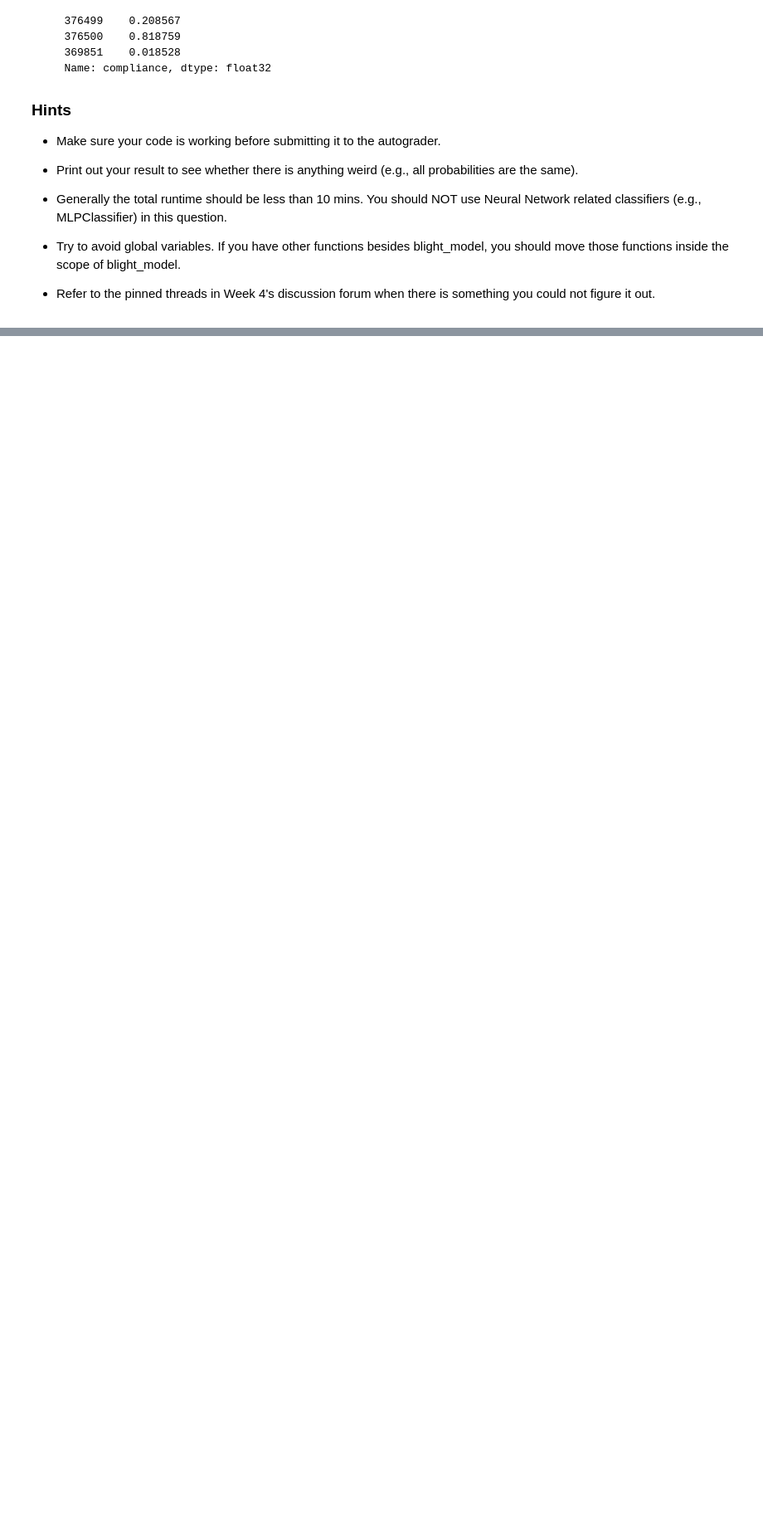
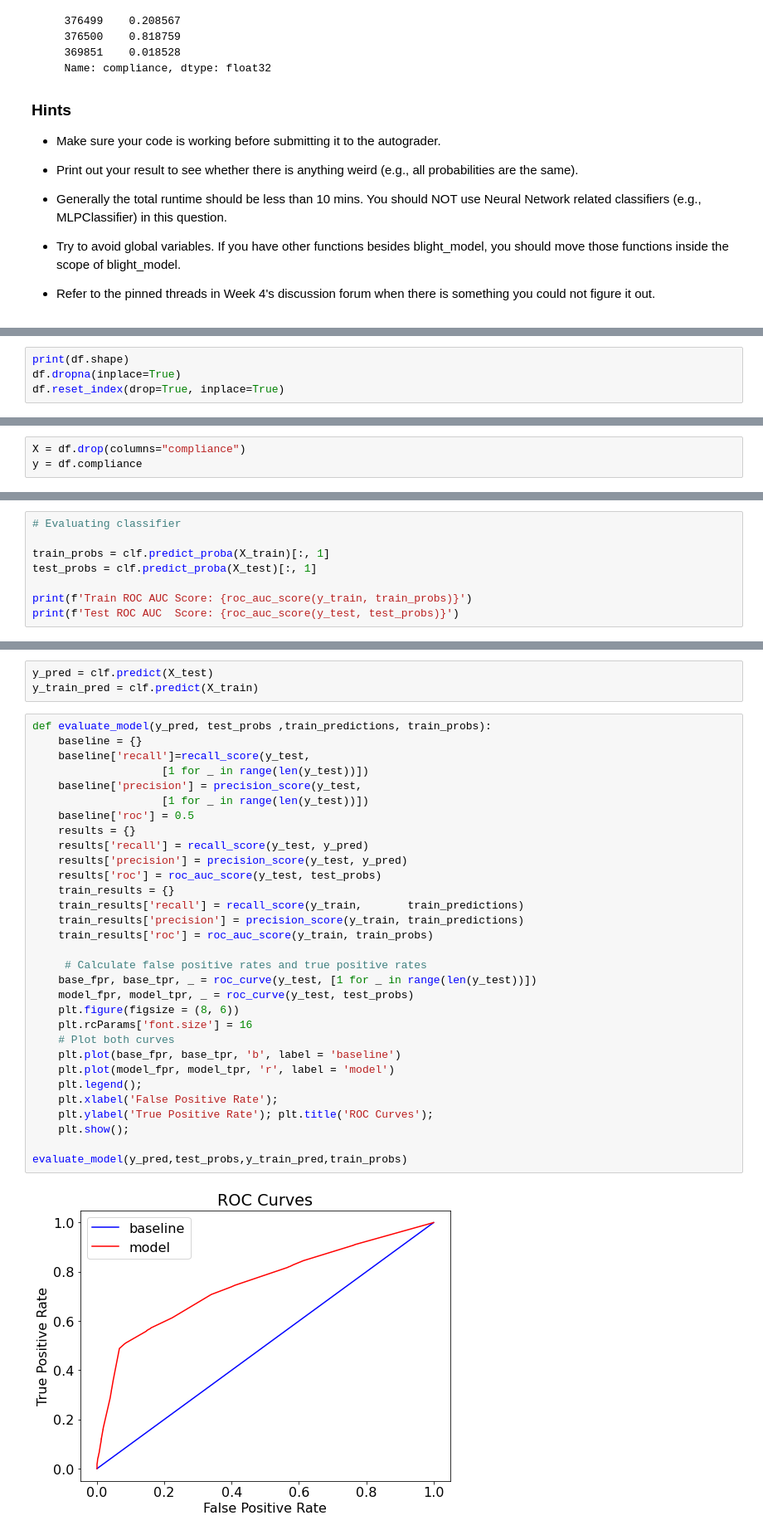
Before and after one commit to francodarvas/PYTHON2, a Jupyter notebook: Assignment 4.ipynb, the cells around one changed output, grey strips where cells are left out. Shown at 83% size. Saved outputs shown, nothing was run; the diff lists cells and outputs as text; blank space fills up the shorter version.

```diff
--- a/Assignment 4.ipynb
+++ b/Assignment 4.ipynb
@@ -125,0 +129,4 @@ blight_model()
+# %%
+print(df.shape)
+df.dropna(inplace=True)
+df.reset_index(drop=True, inplace=True)
@@ -125,0 +137,3 @@ blight_model()
+# %%
+X = df.drop(columns="compliance")
+y = df.compliance
@@ -125,0 +153,8 @@ blight_model()
+# %%
+# Evaluating classifier
+
+train_probs = clf.predict_proba(X_train)[:, 1]
+test_probs = clf.predict_proba(X_test)[:, 1]
+
+print(f'Train ROC AUC Score: {roc_auc_score(y_train, train_probs)}')
+print(f'Test ROC AUC  Score: {roc_auc_score(y_test, test_probs)}')
@@ -125,0 +164,36 @@ blight_model()
+# %%
+y_pred = clf.predict(X_test)
+y_train_pred = clf.predict(X_train)
+# %%
+def evaluate_model(y_pred, test_probs ,train_predictions, train_probs):
+    baseline = {}
+    baseline['recall']=recall_score(y_test,
+                    [1 for _ in range(len(y_test))])
+    baseline['precision'] = precision_score(y_test,
+                    [1 for _ in range(len(y_test))])
+    baseline['roc'] = 0.5
+    results = {}
+    results['recall'] = recall_score(y_test, y_pred)
+    results['precision'] = precision_score(y_test, y_pred)
+    results['roc'] = roc_auc_score(y_test, test_probs)
+    train_results = {}
+    train_results['recall'] = recall_score(y_train,       train_predictions)
+    train_results['precision'] = precision_score(y_train, train_predictions)
+    train_results['roc'] = roc_auc_score(y_train, train_probs)
+
+     # Calculate false positive rates and true positive rates
+    base_fpr, base_tpr, _ = roc_curve(y_test, [1 for _ in range(len(y_test))])
+    model_fpr, model_tpr, _ = roc_curve(y_test, test_probs)
+    plt.figure(figsize = (8, 6))
+    plt.rcParams['font.size'] = 16
+    # Plot both curves
+    plt.plot(base_fpr, base_tpr, 'b', label = 'baseline')
+    plt.plot(model_fpr, model_tpr, 'r', label = 'model')
+    plt.legend();
+    plt.xlabel('False Positive Rate');
+    plt.ylabel('True Positive Rate'); plt.title('ROC Curves');
+    plt.show();
+
+evaluate_model(y_pred,test_probs,y_train_pred,train_probs)
+# %% [output]
+[figure, added]
```
Also changed, not shown: parts of 12 cells of this notebook.
